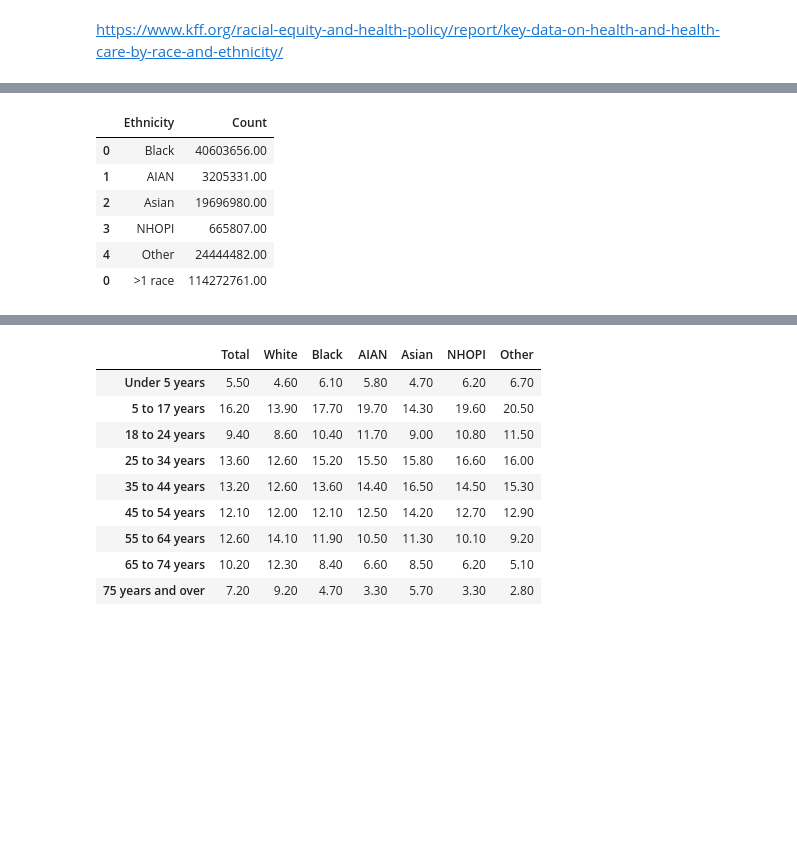
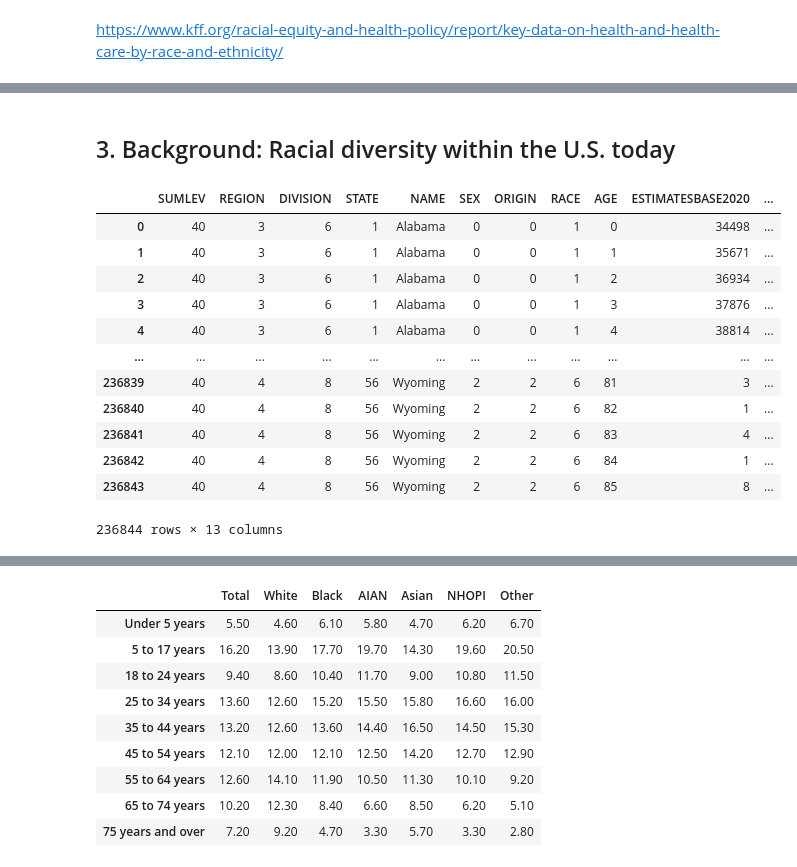
Before and after one commit to kellyle404/Risk_analysis_tech_stocks, a Jupyter notebook: US_cost_and_healthcare.ipynb, the cells around one changed output, grey strips where cells are left out. Cells and saved outputs as stored; diff of their text form; code cells hidden in the pictures; blank space fills up the shorter version.

```diff
--- a/US_cost_and_healthcare.ipynb
+++ b/US_cost_and_healthcare.ipynb
@@ -72,21 +80,21 @@ demographics
-# %%
-ethnicities = demographics.iloc[1, 2:].reset_index()
-ethnicities.columns = ['Ethnicity', 'Count']
-ethnicities
-
-# Compute the counts for 'more than one race'
-more_than_1_race = demographics.iloc[1, 1] - demographics.iloc[1, 2:].values.sum()
-more_than_1_race
-
-# Append the 'more_than_1_race' row to the ethnicities data frame
-new_row = pd.DataFrame({'Ethnicity': ['>1 race'], 'Count': [more_than_1_race]}) # new row must be converted to df otherwise -> dict -> cannot be
-ethnicities = pd.concat([ethnicities, new_row])
-ethnicities
-# %% [output]
-|  | Ethnicity | Count |
-| 0 | Black | 40603656.00 |
-| 1 | AIAN | 3205331.00 |
-| 2 | Asian | 19696980.00 |
-| 3 | NHOPI | 665807.00 |
-| 4 | Other | 24444482.00 |
-| 0 | >1 race | 114272761.00 |
+# %% [markdown]
+<a name="racial_diversity"></a>
+## 3. Background: Racial diversity within the U.S. today
+# %%
+all_us = pd.read_csv('sc-est2022-alldata6.csv')
+
+all_us
+# %% [output]
+|  | SUMLEV | REGION | DIVISION | STATE | NAME | SEX | ORIGIN | RACE | AGE | ESTIMATESBASE2020 | ... |
+| 0 | 40 | 3 | 6 | 1 | Alabama | 0 | 0 | 1 | 0 | 34498 | ... |
+| 1 | 40 | 3 | 6 | 1 | Alabama | 0 | 0 | 1 | 1 | 35671 | ... |
+| 2 | 40 | 3 | 6 | 1 | Alabama | 0 | 0 | 1 | 2 | 36934 | ... |
+| 3 | 40 | 3 | 6 | 1 | Alabama | 0 | 0 | 1 | 3 | 37876 | ... |
+| 4 | 40 | 3 | 6 | 1 | Alabama | 0 | 0 | 1 | 4 | 38814 | ... |
+| ... | ... | ... | ... | ... | ... | ... | ... | ... | ... | ... | ... |
+| 236839 | 40 | 4 | 8 | 56 | Wyoming | 2 | 2 | 6 | 81 | 3 | ... |
+| 236840 | 40 | 4 | 8 | 56 | Wyoming | 2 | 2 | 6 | 82 | 1 | ... |
+| 236841 | 40 | 4 | 8 | 56 | Wyoming | 2 | 2 | 6 | 83 | 4 | ... |
+| 236842 | 40 | 4 | 8 | 56 | Wyoming | 2 | 2 | 6 | 84 | 1 | ... |
+| 236843 | 40 | 4 | 8 | 56 | Wyoming | 2 | 2 | 6 | 85 | 8 | ... |
+236844 rows × 13 columns
```
Also changed, not shown: parts of 25 cells of this notebook, 5 other files.
